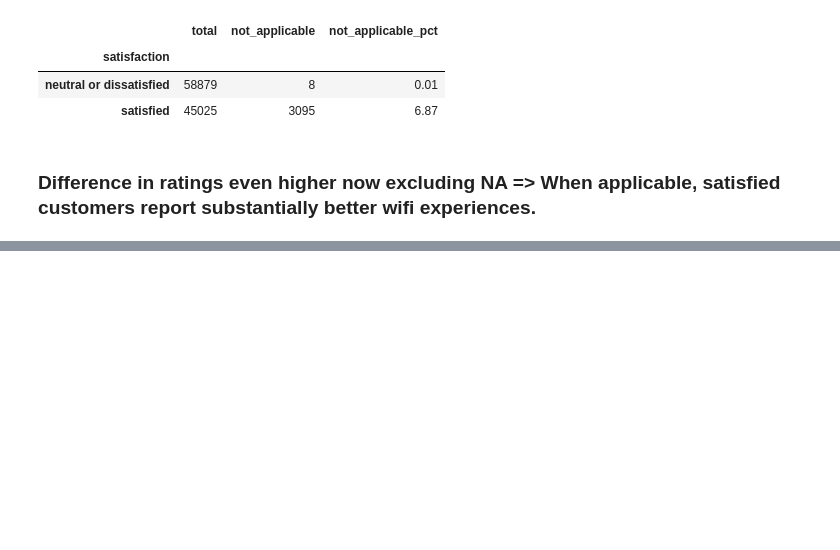
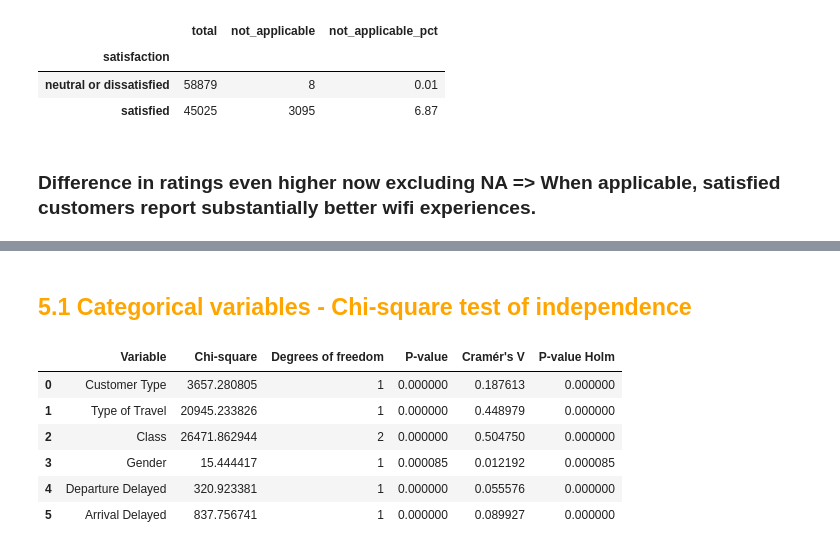
Before and after one commit to namtu06/airline-passenger-satisfaction-analysis, a Jupyter notebook: notebooks/01_data_understanding.ipynb, the cells around one changed output, grey strips where cells are left out. Drawn from its saved outputs; the diff is of its cells as text; code cells hidden in the pictures; blank space fills up the shorter version.

```diff
--- a/notebooks/01_data_understanding.ipynb
+++ b/notebooks/01_data_understanding.ipynb
@@ -580,0 +587,72 @@ display(wifi_na_summary.round(2))
+# %% [markdown]
+## <font color = "Orange"> 5.1 Categorical variables - Chi-square test of independence </font>
+# %%
+import pandas as pd
+import numpy as np
+from scipy.stats import chi2_contingency
+from statsmodels.stats.multitest import multipletests
+
+train["Departure Delayed"] = (
+    train["Departure Delay in Minutes"] > 0
+)
+
+train["Arrival Delayed"] = np.where(
+    train["Arrival Delay in Minutes"].isna(),
+    np.nan,
+    train["Arrival Delay in Minutes"] > 0
+)
+
+# Categorical variables previously tested
+categorical_columns = [
+    "Customer Type",
+    "Type of Travel",
+    "Class",
+    "Gender",
+    "Departure Delayed",
+    "Arrival Delayed"
+]
+
+chi_results = []
+
+for column in categorical_columns:
+
+    contingency_table = pd.crosstab(
+        train[column],
+        train["satisfaction"]
+    )
+
+    chi2, p_value, dof, expected = chi2_contingency(
+        contingency_table
+    )
+
+    n = contingency_table.to_numpy().sum()
+
+    # Cramér's V
+    min_dimension = min(contingency_table.shape) - 1
+    cramers_v = np.sqrt(chi2 / (n * min_dimension))
+
+    chi_results.append({
+        "Variable": column,
+        "Chi-square": chi2,
+        "Degrees of freedom": dof,
+        "P-value": p_value,
+        "Cramér's V": cramers_v
+    })
+
+chi_results = pd.DataFrame(chi_results)
+
+# Holm correction
+chi_results["P-value Holm"] = multipletests(
+    chi_results["P-value"],
+    method="holm"
+)[1]
+
+display(chi_results.round(6))
+# %% [output]
+|  | Variable | Chi-square | Degrees of freedom | P-value | Cramér's V | P-value Holm |
+| 0 | Customer Type | 3657.280805 | 1 | 0.000000 | 0.187613 | 0.000000 |
+| 1 | Type of Travel | 20945.233826 | 1 | 0.000000 | 0.448979 | 0.000000 |
+| 2 | Class | 26471.862944 | 2 | 0.000000 | 0.504750 | 0.000000 |
+| 3 | Gender | 15.444417 | 1 | 0.000085 | 0.012192 | 0.000085 |
+| 4 | Departure Delayed | 320.923381 | 1 | 0.000000 | 0.055576 | 0.000000 |
+| 5 | Arrival Delayed | 837.756741 | 1 | 0.000000 | 0.089927 | 0.000000 |
```
Also changed, not shown: parts of 18 cells of this notebook, 1 other file.
